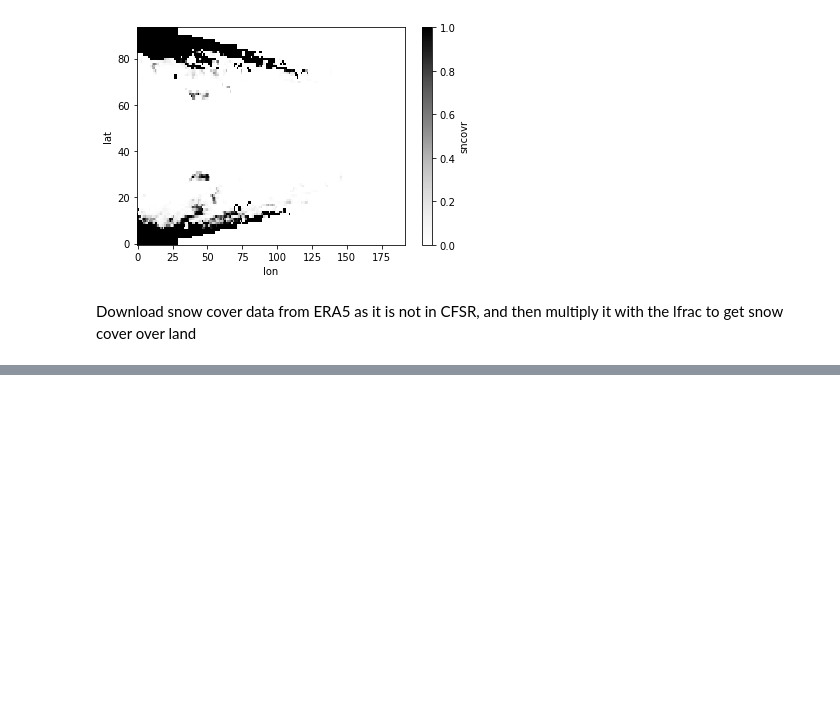
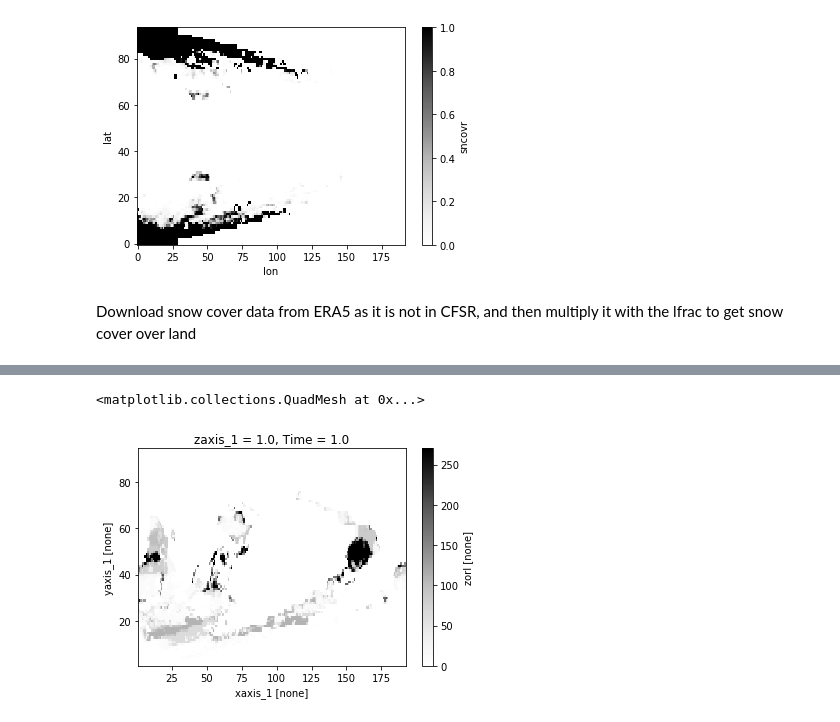
Before and after one commit to manmeet3591/python_class, a Jupyter notebook: xarray_tutorial/analyse_compare_surface_restart.ipynb, the cells around one changed output, grey strips where cells are left out. Saved outputs shown, nothing was run; the diff lists cells and outputs as text; code cells hidden in the pictures; blank space fills up the shorter version.

```diff
--- a/xarray_tutorial/analyse_compare_surface_restart.ipynb
+++ b/xarray_tutorial/analyse_compare_surface_restart.ipynb
@@ -200,0 +208,5 @@ snow cover over land
+# %%
+ds_sfc_ini_red.zorl.plot(cmap='Greys')
+# %% [output]
+<matplotlib.collections.QuadMesh at 0x...>
+[figure, added]
```
Also changed, not shown: parts of 39 cells of this notebook.
